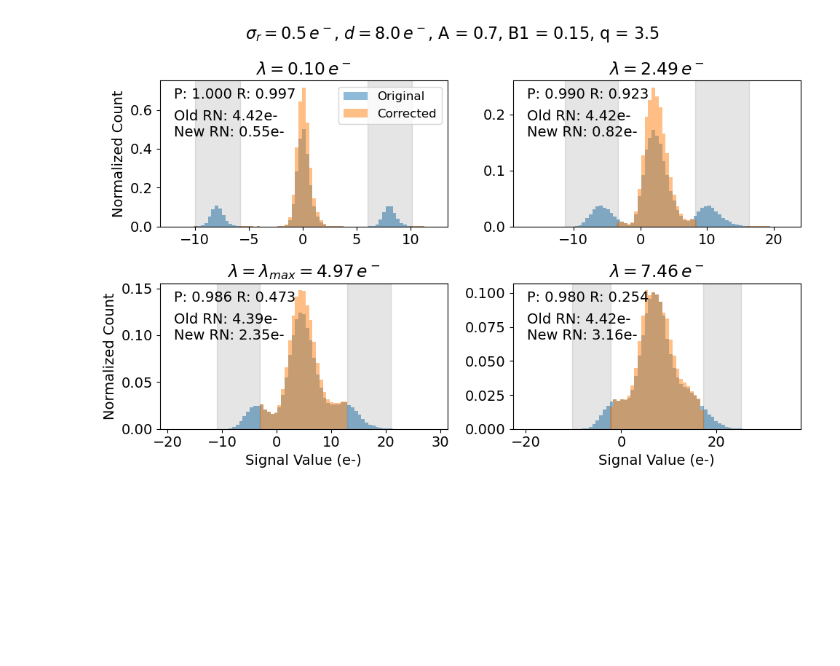
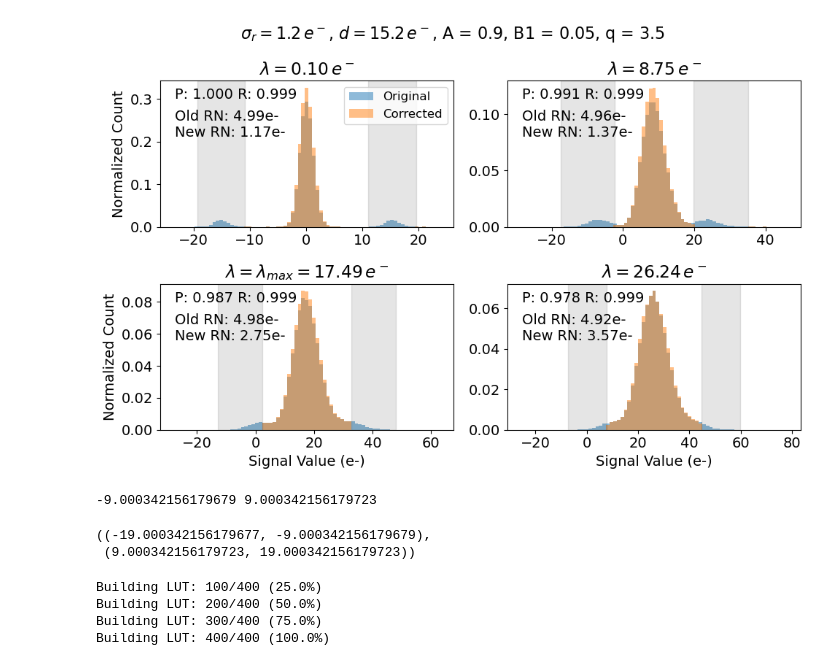
Before and after one commit to ChrisLayden/RTN-corrector, a Jupyter notebook: Test Code/rtn_algorithm.ipynb, the cells around one changed output. Drawn from its saved outputs; the diff is of its cells as text; code cells hidden in the pictures; blank space fills up the shorter version.

```diff
--- a/Test Code/rtn_algorithm.ipynb
+++ b/Test Code/rtn_algorithm.ipynb
@@ -78,11 +77,31 @@ def precision_high(A, B, lam, q, sigma_r, delta_x):
     precision = pr_term_high / tot_pos
     return precision
 
+def precision_low(A, B, lam, q, sigma_r, delta_x):
+    std_dev = np.sqrt(lam + sigma_r**2)
+    low_cutoff_low = lam - delta_x - q * std_dev
+    low_cutoff_high = np.min([lam - q * std_dev, lam - delta_x + q * std_dev])
+    pr_term_mid = A * (1 - pr_z_gtr_z0(low_cutoff_high, lam, 0, sigma_r)) - A * (1 - pr_z_gtr_z0(low_cutoff_low, lam, 0, sigma_r))
+    pr_term_low = B * (1 - pr_z_gtr_z0(low_cutoff_high, lam, -delta_x, sigma_r)) - B * (1 - pr_z_gtr_z0(low_cutoff_low, lam, -delta_x, sigma_r))
+    pr_term_high = (1 - A - B) * (1 - pr_z_gtr_z0(low_cutoff_high, lam, delta_x, sigma_r)) - (1 - A - B) * (1 - pr_z_gtr_z0(low_cutoff_low, lam, delta_x, sigma_r))
+    tot_pos = pr_term_mid + pr_term_low + pr_term_high
+    precision = pr_term_low / tot_pos
+    return precision
+
 def recall_high(A, B, lam, q, sigma_r, delta_x):
     std_dev = np.sqrt(lam + sigma_r**2)
-    high_cutoff_low = np.max([lam + delta_x - q * std_dev, lam + q * std_dev])
+    # high_cutoff_low = np.max([lam + delta_x - q * std_dev, lam + q * std_dev])
+    high_cutoff_low = lam + delta_x - q * std_dev
     high_cutoff_high = lam + delta_x + q * std_dev
     recall = pr_z_gtr_z0(high_cutoff_low, lam, delta_x, sigma_r) - pr_z_gtr_z0(high_cutoff_high, lam, delta_x, sigma_r)
     return recall
+
+def recall_low(A, B, lam, q, sigma_r, delta_x):
+    std_dev = np.sqrt(lam + sigma_r**2)
+    low_cutoff_low = lam - delta_x - q * std_dev
+    # low_cutoff_high = lam - delta_x + q * std_dev
+    low_cutoff_high = np.min([lam - q * std_dev, lam - delta_x + q * std_dev])
+    recall = (1 - pr_z_gtr_z0(low_cutoff_high, lam, -delta_x, sigma_r)) - (1 - pr_z_gtr_z0(low_cutoff_low, lam, -delta_x, sigma_r))
+    return recall
 # %%
 # Plot how precision depends independently on A, sigma_r, delta_x, and q
@@ -121,17 +160,22 @@ plt.show()
 # %%
-sigma_r = 0.5
-delta_x = 8
-A = 0.7
-B = (1 - A) / 2
+sigma_r = 1.17
+delta_x = 15.2
+A = 0.9
+B = (1-A)/2
 q = 3.5
+q_low = q
 lam_max = (delta_x / q) ** 2 - sigma_r**2
-lam = 1.04
-# lam = lam_max
+# lam = 10
+lam = 4.16
 # delta_x = q * np.sqrt(lam_max + sigma_r**2)
 print(f"Maximum lam is {lam_max:.2f}")
+print(get_thresholds(lam, sigma_r, delta_x, alpha=0.0025))
+print(lam + q * np.sqrt(lam + sigma_r**2), pr_z_gtr_z0(lam + q * np.sqrt(lam + sigma_r**2), lam, 0, sigma_r))
 # print(delta_x)
 print(precision_high(A, B, lam, q, sigma_r, delta_x))
+print(precision_low(A, (1-A-B), lam, q_low, sigma_r, delta_x))
 print(recall_high(A, B, lam, q, sigma_r, delta_x))
+print(recall_low(A, (1-A-B), lam, q_low, sigma_r, delta_x))
 signal_vals, true_high, true_low = get_signal_vals(sigma_r, delta_x, A, B, lam, size=1000000)
 corrected_vals, precision_high_mc, recall_high_mc, frac_corrected = correct_signal_vals(signal_vals, delta_x, lam, sigma_r, q, true_high_indices=true_high, true_low_indices=true_low)
 print(precision_high_mc, recall_high_mc, frac_corrected)
@@ -152,6 +193,10 @@ lambda_values = [0.1, lam_max / 2, lam_max, lam_max * 1.5]
 for i, lam in enumerate(lambda_values):
     signal_vals, true_high, true_low = get_signal_vals(sigma_r, delta_x, A, B, lam, size=100000)
     corrected_vals, precision_high_mc, recall_high_mc, frac_corrected = correct_signal_vals(signal_vals, delta_x, lam, sigma_r, q, true_high_indices=true_high, true_low_indices=true_low)
+    precision_high_val = precision_high(A, B, lam, q, sigma_r, delta_x)
+    precision_low_val = precision_low(A, B, lam, q, sigma_r, delta_x)
+    precision_tot = (B * precision_low_val + (1 - A - B) * precision_high_val) / (1 - A)
+    recall = recall_high(A, B, lam, q, sigma_r, delta_x)
     ax = axs[i // 2, i % 2]
     # Normalized histograms
     ax.hist(signal_vals, bins=75, range=(lam-delta_x-2*q*np.sqrt(lam + sigma_r**2), lam+delta_x+2*q*np.sqrt(lam + sigma_r**2)), alpha=0.5, label='Original', density=True)
@@ -160,33 +205,33 @@ for i, lam in enumerate(lambda_values):
     if i == 2:
         ax.set_title(r'$\lambda = \lambda_{max} = $' + format(lam, '.2f') + r'$\,e^-$')
     # Display precision and recall in the subplot
-    ax.text(0.05, 0.95, f'P: {precision_high_mc:.3f} R: {recall_high_mc:.3f}',
+    ax.text(0.05, 0.95, f'P: {precision_tot:.3f} R: {recall:.3f}',
             transform=ax.transAxes, verticalalignment='top')
     # Calculate old and corrected read noise
     old_rn = np.sqrt(np.var(signal_vals) - lam)
     new_rn = np.sqrt(np.var(corrected_vals) - lam)
     old_tot_std = np.sqrt(np.var(signal_vals))
     new_tot_std = np.sqrt(np.var(corrected_vals))
     perfect_std = np.sqrt(sigma_r**2 + lam)
     ax.text(0.05, 0.80, f'Old RN: {old_rn:.2f}e-\nNew RN: {new_rn:.2f}e-',
             transform=ax.transAxes, verticalalignment='top')
     # Make shaded bands where corrections are made
     high_cutoff_low = np.max([lam + delta_x - q * np.sqrt(lam + sigma_r**2), lam + q * np.sqrt(lam + sigma_r**2)])
     high_cutoff_high = lam + delta_x + q * np.sqrt(lam + sigma_r**2)
     low_cutoff_low = lam - delta_x - q * np.sqrt(lam + sigma_r**2)
     low_cutoff_high = np.min([lam - q * np.sqrt(lam + sigma_r**2), lam - delta_x + q * np.sqrt(lam + sigma_r**2)])
     ax.axvspan(high_cutoff_low, high_cutoff_high, color='k', alpha=0.1)
     ax.axvspan(low_cutoff_low, low_cutoff_high, color='k', alpha=0.1)
     if i == 0:
         # Put legend below suptitle, in one row
         ax.legend(fontsize=12)
     if i // 2 == 1:
         ax.set_xlabel('Signal Value (e-)')
     if i % 2 == 0:
         ax.set_ylabel('Normalized Count')
 plt.tight_layout()
 # Round things to 1 decimal place, including A and B
 plt.suptitle(r'$\sigma_r =$' + format(sigma_r, '.1f') + r'$\,e^-$, $d = $' + format(delta_x, '.1f') + r'$\,e^-$, A = ' + f'{format(A, ".1f")}' + ', B1 = ' + f'{format(B, ".2f")}' + ', q = ' + format(q, '.1f'), y=1.05, fontsize=16)
 plt.show()
 # %% [output]
-[figure, old version]
+[figure, new version]
@@ -192,0 +276,9 @@ plt.show()
+# %%
+lam = 0
+sigma_r = 3
+delta_x = 10
+get_thresholds(lam, sigma_r, delta_x, alpha=0.0027)
+# %% [output]
+-9.000342156179679 9.000342156179723
+((-19.000342156179677, -9.000342156179679),
+ (9.000342156179723, 19.000342156179723))
@@ -192,0 +404,13 @@ plt.show()
+# %%
+# Build once
+lam_vals, rn_vals, dx_vals, grid_ll, grid_lh, grid_hl, grid_hh = build_threshold_lut(
+    lam_range=np.logspace(0, 1.5, 20),
+    rn_range=np.linspace(0.3, 1.5, 20),
+    dx_range=np.linspace(3, 30, 20)
+)
+save_lut('rts_lut.npz', lam_vals, rn_vals, dx_vals, grid_ll, grid_lh, grid_hl, grid_hh)
+# %% [output]
+Building LUT: 100/400 (25.0%)
+Building LUT: 200/400 (50.0%)
+Building LUT: 300/400 (75.0%)
+Building LUT: 400/400 (100.0%)
```
Also changed, not shown: parts of 6 cells of this notebook, 3 other files.
